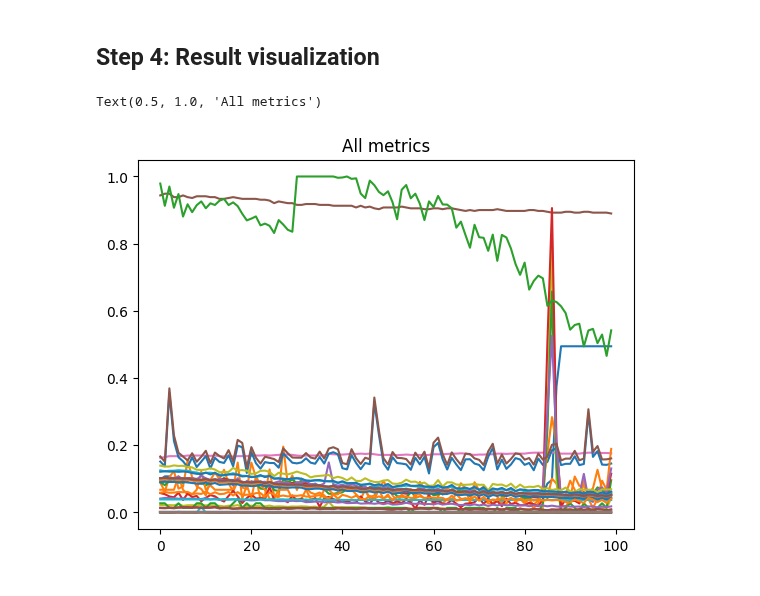
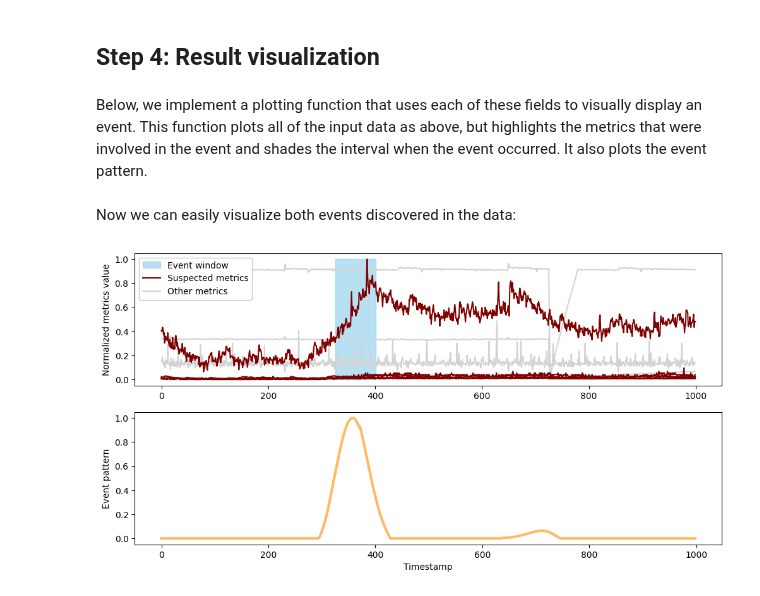
Before and after one commit to opensearch-project/opensearch-py-ml, a Jupyter notebook: docs/source/examples/demo_metrics_correlation.ipynb, the cells around one changed output. Saved outputs shown, nothing was run; the diff lists cells and outputs as text; code cells hidden in the pictures.

```diff
--- a/docs/source/examples/demo_metrics_correlation.ipynb
+++ b/docs/source/examples/demo_metrics_correlation.ipynb
@@ -102,2 +100,2 @@ df_pd_transposed
 # %%
-input_json = {"metrics": df_pd_transposed.values.tolist()}
+input_json = {"metrics": df_pd.values.tolist()}
@@ -148,11 +127,45 @@ results
 # %% [markdown]
 ## Step 4: Result visualization
-# %%
-plt.plot(df_pd)
-plt.title("All metrics")
-# %% [output]
-Text(0.5, 1.0, 'All metrics')
-[figure, removed]
+# %% [markdown]
+Below, we implement a plotting function that uses each of these fields to visually display an event. This function plots all of the input data as above, but highlights the metrics that were involved in the event and shades the interval when the event occurred. It also plots the event pattern.
+# %%
+from matplotlib.lines import Line2D
+
+def plot_event(event, metrics):
+    M, _ = metrics.shape
+    _, axs = plt.subplots(2, 1, figsize = (12,6))
+
+    # plot non-event metrics in grayscale
+    for i in range(M):
+        if i not in event['suspected_metrics']:
+            axs[0].plot(metrics.iloc[i], color = 'lightgray')
+
+    # highlight event metrics
+    for i in range(M):
+        if i in event['suspected_metrics']:
+            axs[0].plot(metrics.iloc[i], color = 'maroon')
+
+    # shade event window
+    axs[0].fill_between(event['event_window'], 0, 1, color='skyblue', alpha=0.6, label = 'Event window')
+    axs[0].set_ylabel('Normalized metrics value')
+
+    # add legend
+    sus_met = Line2D([0],[0], label='Suspected metrics', color='maroon')
+    unsus_met = Line2D([0],[0], label='Other metrics', color='lightgray')
+    handles, _ = axs[0].get_legend_handles_labels()
+    handles.extend([sus_met, unsus_met])
+    axs[0].legend(loc='upper left', handles=handles, facecolor='white', framealpha=1)
+
+    # plot (scaled) event pattern
+    Max = max(event['event_pattern'])
+    axs[1].plot([val/Max for val in event['event_pattern']], color = 'darkorange', alpha=0.6, linewidth=3.0, label='Intensity')
+    axs[1].set_ylabel('Event pattern')
+    axs[1].set_xlabel('Timestamp')
+
+    plt.show()
+# %% [markdown]
+Now we can easily visualize both events discovered in the data:
 # %%
-results = results["output"]["inference_results"][0]
-results
+plot_event(results['output']['inference_results'][0], df_pd)
+# %% [output]
+[figure, added]
```
Also changed, not shown: parts of 22 cells of this notebook, 2 other files.
